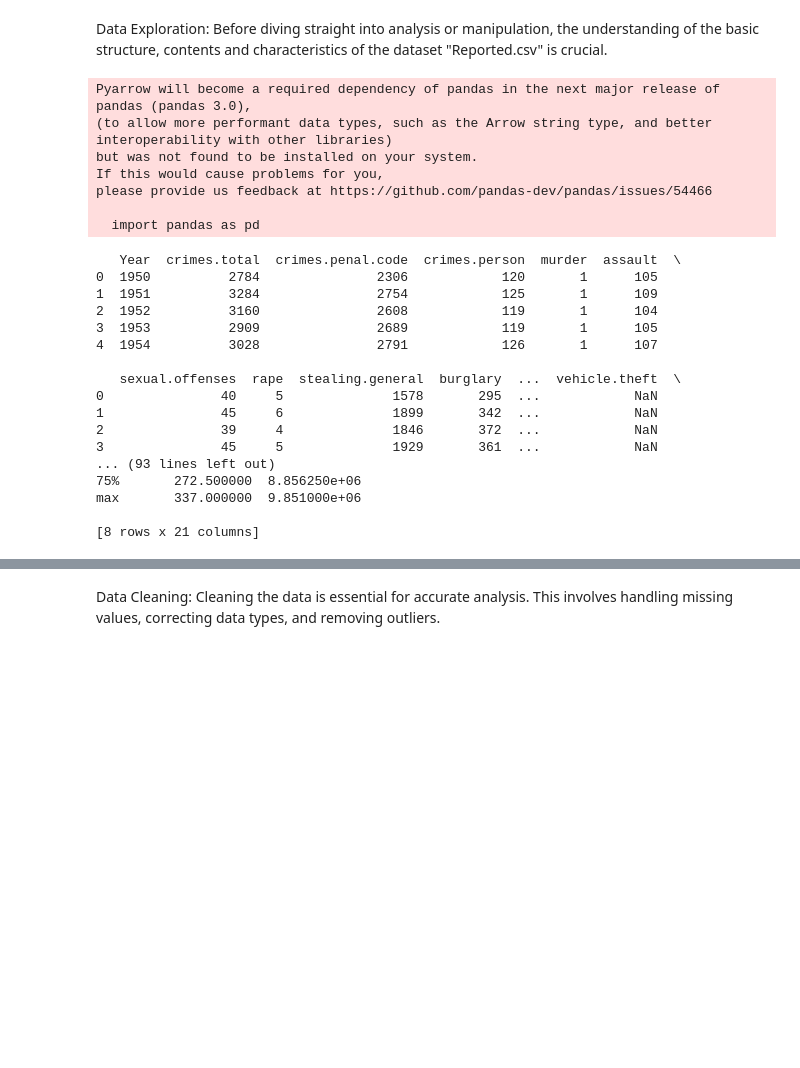
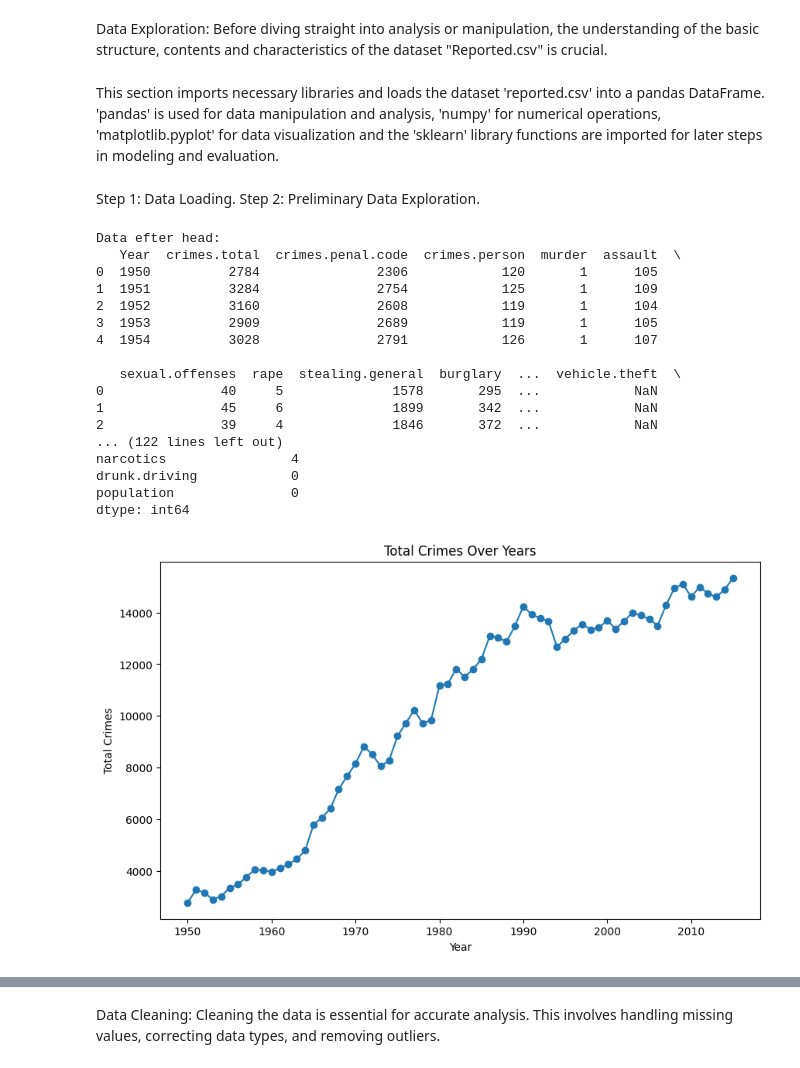
Before and after one commit to Jeffrey-Oechsner/ML-AI_Exam_Project, a Jupyter notebook: ML-AI_Exam_Project.ipynb, the cells around one changed output, grey strips where cells are left out. Cells and saved outputs as stored; diff of their text form; code cells hidden in the pictures; blank space fills up the shorter version.

Commit message:
Data Exploration, Data Cleaning, Feature engineering, Exploratory Data Analysis, Preparing data for modeling, modeling - linear regression
Still going process

```diff
--- a/ML-AI_Exam_Project.ipynb
+++ b/ML-AI_Exam_Project.ipynb
@@ -1,47 +1,67 @@
 # %% [markdown]
 Data Exploration:
 Before diving straight into analysis or manipulation, the understanding of the basic structure, contents and characteristics of the dataset "Reported.csv" is crucial.
+# %% [markdown]
+This section imports necessary libraries and loads the dataset 'reported.csv' into a pandas DataFrame. 'pandas' is used for data manipulation and analysis, 'numpy' for numerical operations, 'matplotlib.pyplot' for data visualization and the 'sklearn' library functions are imported for later steps in modeling and evaluation.
+# %% [markdown]
+Step 1: Data Loading. Step 2: Preliminary Data Exploration.
 # %%
 # Importing necessary libraries
 import pandas as pd
 import numpy as np
 import seaborn as sns
 import matplotlib.pyplot as plt
+import matplotlib.pyplot as plt
+from sklearn.model_selection import train_test_split
+from sklearn.linear_model import LinearRegression
+from sklearn.metrics import mean_squared_error, r2_score
 
 # Load the dataset
-df = pd.read_csv('reported.csv')
+data = pd.read_csv('reported.csv')
 
 # Display the first few rows of the dataframe to understand what the data looks like
-print(df.head())
+print("\nData efter head:")
+print(data.head())
 
 # Checking the dataset's overall information, including the number of entries, the type of each column, and the presence of null values
-print(df.info())
+print("\nData efter info:")
+print(data.info())
 
 # Generating descriptive statistics summary of the numerical columns. This helps in understanding the distribution of numerical data
-print(df.describe())
+print("\nData efter describe:")
+print(data.describe())
+
+# Check for missing values
+print("\nData efter missing values:")
+print(data.isnull().sum())
 # %% [output]
-Pyarrow will become a required dependency of pandas in the next major release of pandas (pandas 3.0),
-(to allow more performant data types, such as the Arrow string type, and better interoperability with other libraries)
-but was not found to be installed on your system.
-If this would cause problems for you,
-please provide us feedback at https://github.com/pandas-dev/pandas/issues/54466
+Data efter head:
+   Year  crimes.total  crimes.penal.code  crimes.person  murder  assault  \
+0  1950          2784               2306            120       1      105
+1  1951          3284               2754            125       1      109
+2  1952          3160               2608            119       1      104
+3  1953          2909               2689            119       1      105
+4  1954          3028               2791            126       1      107
 
-  import pandas as pd
+   sexual.offenses  rape  stealing.general  burglary  ...  vehicle.theft  \
+0               40     5              1578       295  ...            NaN
+1               45     6              1899       342  ...            NaN
+2               39     4              1846       372  ...            NaN
+... (122 lines left out)
+narcotics                4
+drunk.driving            0
+population               0
+dtype: int64
-   Year  crimes.total  crimes.penal.code  crimes.person  murder  assault  \
-0  1950          2784               2306            120       1      105
-1  1951          3284               2754            125       1      109
-2  1952          3160               2608            119       1      104
-3  1953          2909               2689            119       1      105
-4  1954          3028               2791            126       1      107
-
-   sexual.offenses  rape  stealing.general  burglary  ...  vehicle.theft  \
-0               40     5              1578       295  ...            NaN
-1               45     6              1899       342  ...            NaN
-2               39     4              1846       372  ...            NaN
-3               45     5              1929       361  ...            NaN
-... (93 lines left out)
-75%       272.500000  8.856250e+06
-max       337.000000  9.851000e+06
-
-[8 rows x 21 columns]
+# %%
+#Data Exploration
+
+# Visualizing total crimes over the years
+plt.figure(figsize=(10, 6))
+plt.plot(data['Year'], data['crimes.total'], marker='o')
+plt.title('Total Crimes Over Years')
+plt.xlabel('Year')
+plt.ylabel('Total Crimes')
+plt.show()
+# %% [output]
+[figure, added]
 # %% [markdown]
```
Also changed, not shown: parts of 11 cells of this notebook.
